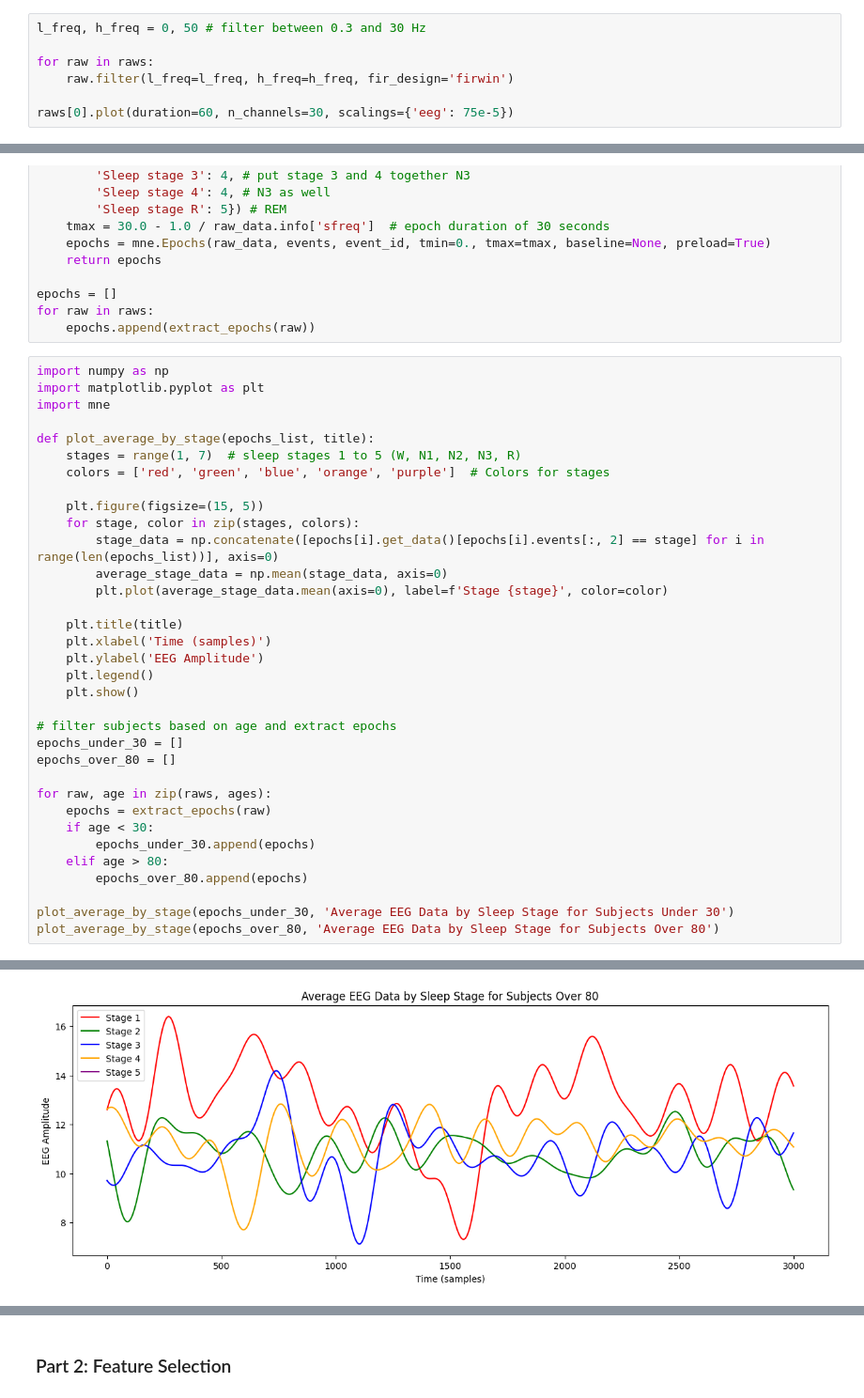
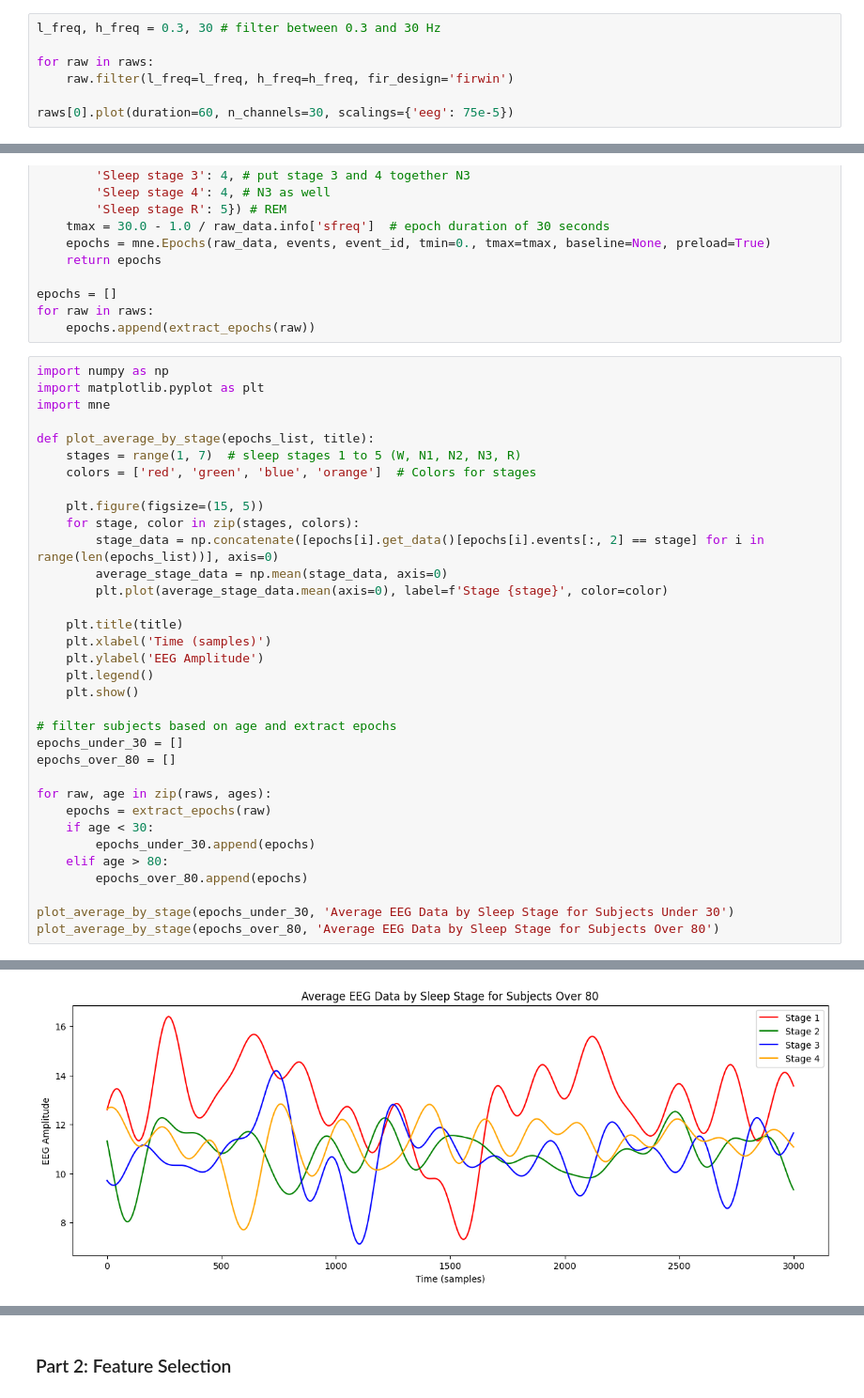
Before and after one commit to rfahrn/Time-Series-Exercises, a Jupyter notebook: project_part5.ipynb, the cells around one changed output, grey strips where cells are left out. Shown at 94% size. Cells and saved outputs as stored; diff of their text form.

```diff
--- a/project_part5.ipynb
+++ b/project_part5.ipynb
@@ -129,7 +133,7 @@ raws[0].plot() # before preprocessing
 [figure]
 [figure]
 # %%
-l_freq, h_freq = 0, 50 # filter between 0.3 and 30 Hz
+l_freq, h_freq = 0.3, 30 # filter between 0.3 and 30 Hz
 
 for raw in raws:
     raw.filter(l_freq=l_freq, h_freq=h_freq, fir_design='firwin')
@@ -165,7 +171,7 @@ import mne
 
 def plot_average_by_stage(epochs_list, title):
     stages = range(1, 7)  # sleep stages 1 to 5 (W, N1, N2, N3, R)
-    colors = ['red', 'green', 'blue', 'orange', 'purple']  # Colors for stages
+    colors = ['red', 'green', 'blue', 'orange']  # Colors for stages
 
     plt.figure(figsize=(15, 5))
     for stage, color in zip(stages, colors):
@@ -197,4 +203,4 @@ plot_average_by_stage(epochs_over_80, 'Average EEG Data by Sleep Stage for Subje
-[figure, old version]
+[figure, new version]
 # %%
 epochs[7].plot_psd(fmin=0.3, fmax=30, average=True, spatial_colors=True) # plot power spectral density
 # %% [output]
```
Also changed, not shown: parts of 13 cells of this notebook, 5 other files.
